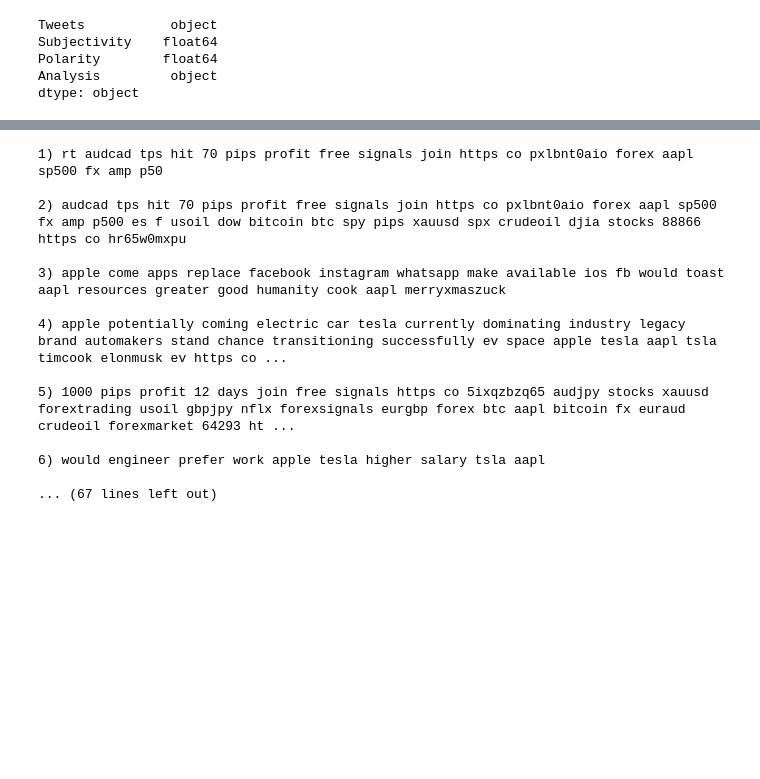
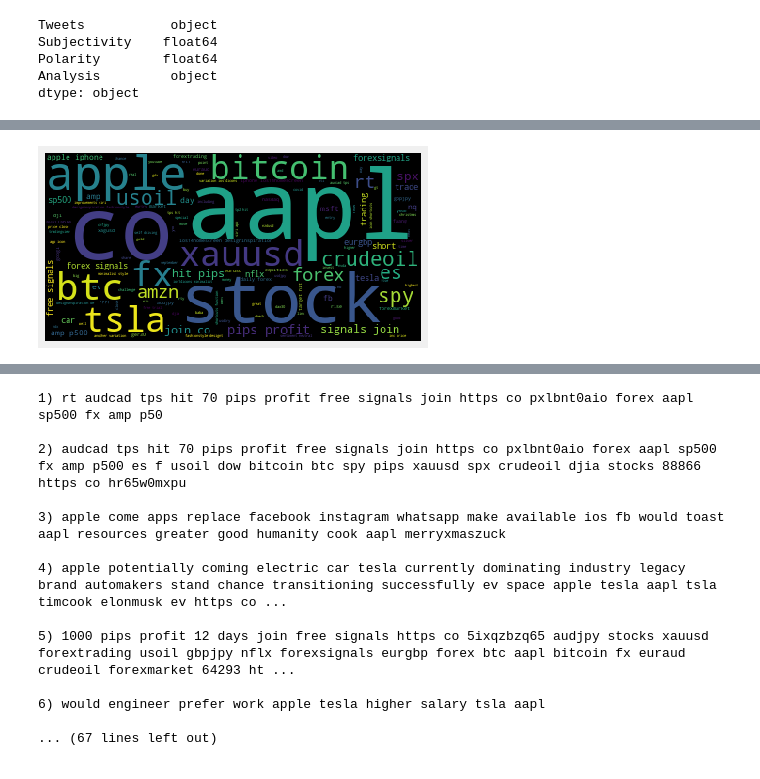
Before and after one commit to marcel1710/TwitterBot, a Jupyter notebook: TwitterBot.ipynb, the cells around one changed output, grey strips where cells are left out. Cells and saved outputs as stored; diff of their text form; code cells hidden in the pictures; blank space fills up the shorter version.

```diff
--- a/TwitterBot.ipynb
+++ b/TwitterBot.ipynb
@@ -149,3 +142,21 @@ TypeError: ignored
+# %%
+#all_stopwords =['https'] + list(stopwords)
+stopwords = list(stop) + ['https']
+df['Tweets'] = df['Tweets'].apply(lambda x: ' '.join([word for word in x.split() if word not in (stopwords)]))
+
+df_string['Tweets'] = df['Tweets'].astype(str)
+
+wc_text =  ' '.join(word for word in df_string['Tweets'])
+
+
+cloud = wordcloud.WordCloud()
+cloud.generate(wc_text)
+
+plt.imshow(cloud, interpolation = 'nearest')
+plt.axis('off')
+plt.show()
+# %% [output]
+[figure, added]
 # %%
 def getSubjectivity(clean_tweets):
   return TextBlob(clean_tweets).sentiment.subjectivity
```
Also changed, not shown: parts of 10 cells of this notebook.
